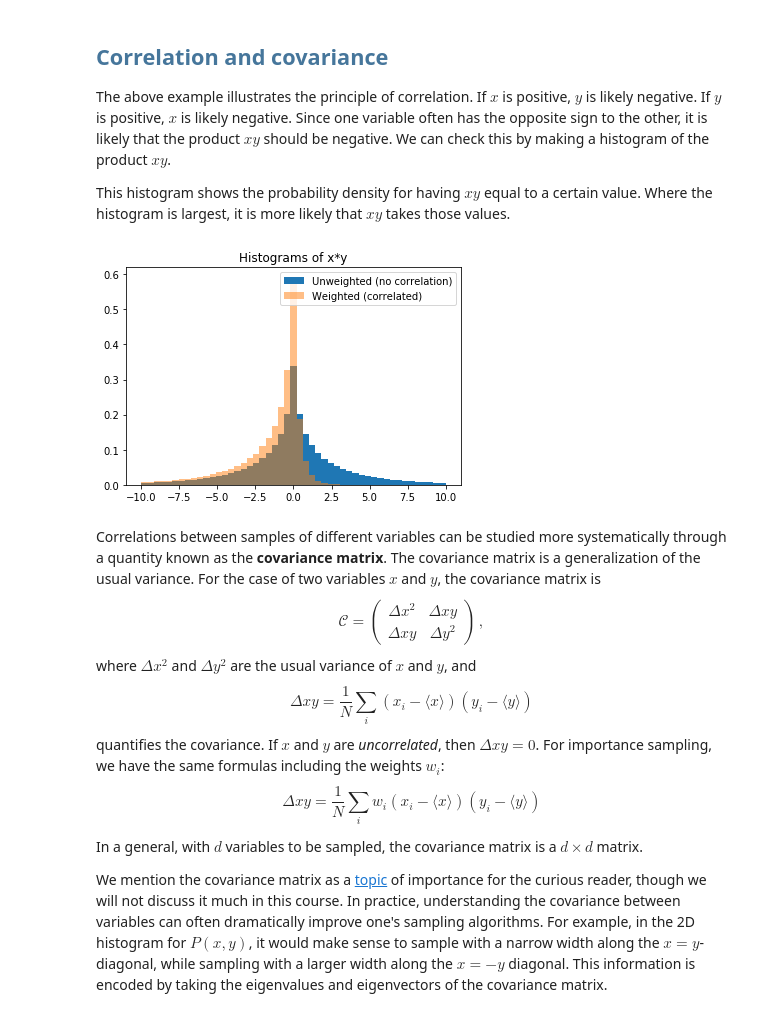
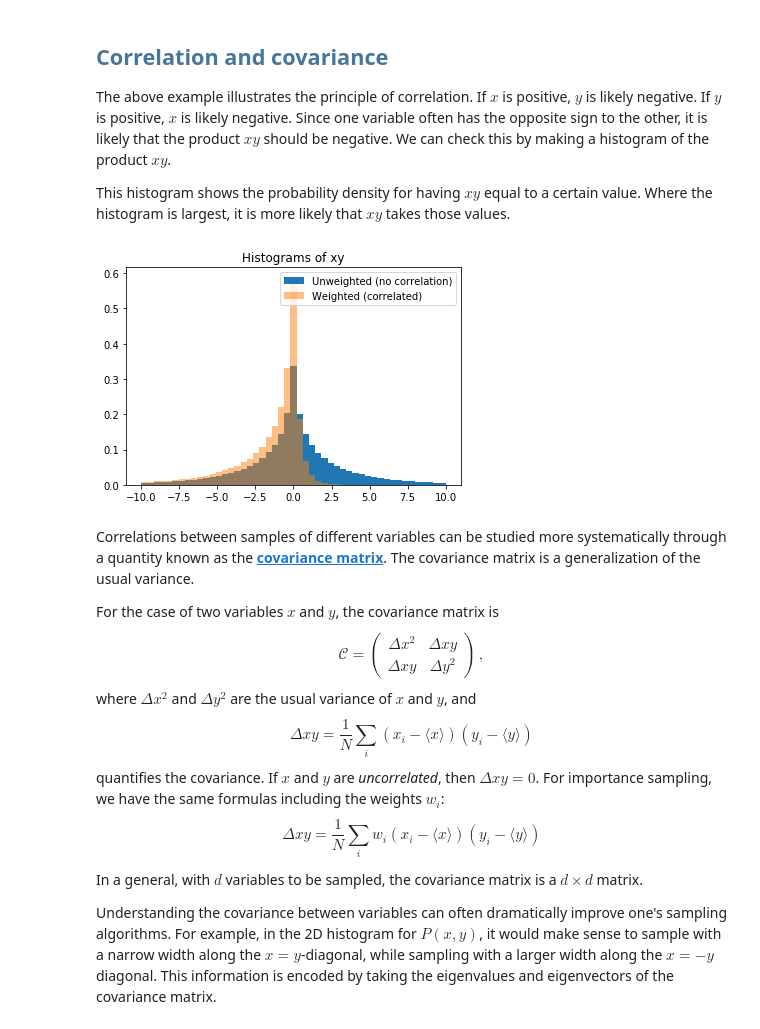
Before and after one commit to PHYS-2030-Computational-Methods/Lecture-notes, a Jupyter notebook: Lesson 5 - Multivariate sampling.ipynb, the cells around one changed output. Saved outputs shown, nothing was run; the diff lists cells and outputs as text; code cells hidden in the pictures.

```diff
--- a/Lesson 5 - Multivariate sampling.ipynb
+++ b/Lesson 5 - Multivariate sampling.ipynb
@@ -232,18 +268,19 @@ This histogram shows the probability density for having $x y$ equal to a certain
 # %%
 # Specify bins explicity
 bins = np.linspace(-10,10)
 
-# Make unweighted and weighted histograms showing sampled values of x*y
+# Make unweighted and weighted histograms showing sampled values of xy
 plt.hist(x_samples*y_samples,bins=bins,alpha=1,label='Unweighted (no correlation)',density=True)
 plt.hist(x_samples*y_samples,bins=bins,weights=w,alpha=0.5,label='Weighted (correlated)',density=True)
 
-plt.title("Histograms of x*y")
+plt.title("Histograms of xy")
 plt.legend()
 plt.show()
 # %% [output]
-[figure, old version]
+[figure, new version]
 # %% [markdown]
-Correlations between samples of different variables can be studied more systematically through a quantity known as the __covariance matrix__. The covariance matrix is a generalization of the usual variance.
+Correlations between samples of different variables can be studied more systematically through a quantity known as the [__covariance matrix__](https://en.wikipedia.org/wiki/Covariance). The covariance matrix is a generalization of the usual variance.
+
 For the case of two variables $x$ and $y$, the covariance matrix is
 $$ \mathcal{C} = \left( \begin{array}{cc} \Delta x^2 & \Delta xy \\ \Delta xy & \Delta y^2 \end{array} \right) \, ,$$
 where $\Delta x^2$ and $\Delta y^2$ are the usual variance of $x$ and $y$, and
@@ -255,7 +292,7 @@ $$\Delta xy = \frac{1}{N}  \sum_{i} w_i \left(x_i - \langle x \rangle\right)\lef
 
 In a general, with $d$ variables to be sampled, the covariance matrix is a $d \times d$ matrix.
 
-We mention the covariance matrix as a [topic](https://en.wikipedia.org/wiki/Covariance) of importance for the curious reader, though we will not discuss it much in this course. In practice, understanding the covariance between variables can often dramatically improve one's sampling algorithms. For example, in the 2D histogram for $P(x,y)$, it would make sense to sample with a narrow width along the $x=y$-diagonal, while sampling with a larger width along the $x=-y$ diagonal. This information is encoded by taking the eigenvalues and eigenvectors of the covariance matrix.
+Understanding the covariance between variables can often dramatically improve one's sampling algorithms. For example, in the 2D histogram for $P(x,y)$, it would make sense to sample with a narrow width along the $x=y$-diagonal, while sampling with a larger width along the $x=-y$ diagonal. This information is encoded by taking the eigenvalues and eigenvectors of the covariance matrix.
 # %%
 # Calculate the 2x2 covariance of our previous samples
 
```
Also changed, not shown: parts of 9 cells of this notebook.
